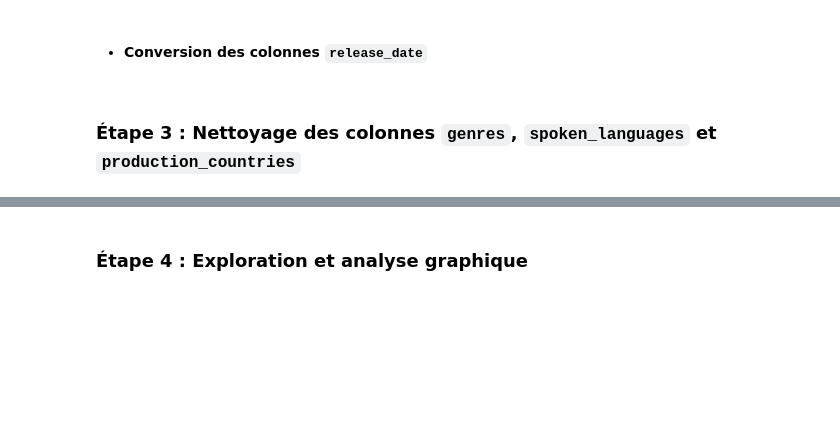
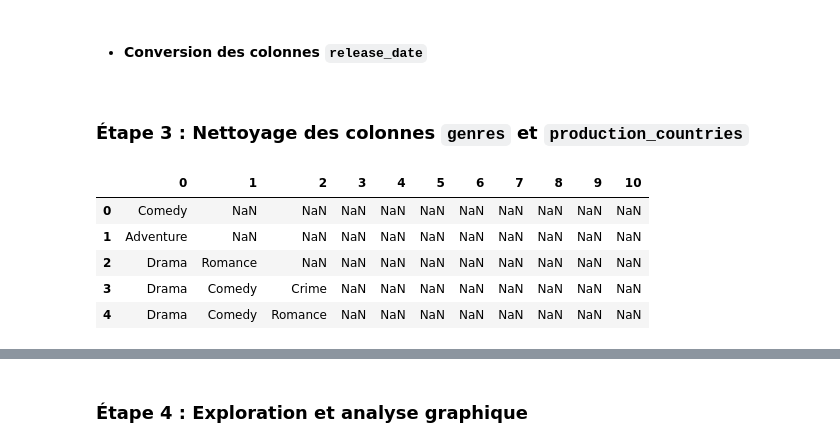
Before and after one commit to jpvt-data/AlgoCinema, a Jupyter notebook: exploration/exploration_tmdb_full.ipynb, the cells around one changed output, grey strips where cells are left out. Saved outputs shown, nothing was run; the diff lists cells and outputs as text; code cells hidden in the pictures; blank space fills up the shorter version.

```diff
--- a/exploration/exploration_tmdb_full.ipynb
+++ b/exploration/exploration_tmdb_full.ipynb
@@ -116,5 +151,5 @@ False    309571
 True          1
 Name: count, dtype: int64
 # %%
-df_tmdb = df_tmdb[df_tmdb['adult'] != True]
+df_tmdb = df_tmdb[df_tmdb['tmdb_adult'] != True]
 # %%
@@ -127,7 +162,7 @@ Name: count, dtype: int64
 - #### Conversion des colonnes `release_date`
 # %%
 #On transforme les dates au format datetime et on extrait l'année (les valeurs nulles sont remplacées par 0)
-df_tmdb['release_date'] = df_tmdb['release_date'].apply(lambda date: pd.to_datetime(date))
-df_tmdb['release_date'] = df_tmdb['release_date'].dt.year.fillna(0).astype(int)
+df_tmdb['tmdb_release_date'] = df_tmdb['tmdb_release_date'].apply(lambda date: pd.to_datetime(date))
+df_tmdb['tmdb_release_date'] = df_tmdb['tmdb_release_date'].dt.year.fillna(0).astype(int)
 # %% [markdown]
-### Étape 3 : Nettoyage des colonnes `genres`, `spoken_languages` et `production_countries`
+### Étape 3 : Nettoyage des colonnes `genres` et `production_countries`
@@ -147,0 +169,12 @@ df_tmdb2 = df_tmdb2.explode('production_countries')
+# %%
+#On crée un dataframe qui comporte tous les genres pour chaque films
+df_tmdb['tmdb_genres'] = df_tmdb['tmdb_genres'].apply(lambda genre: eval(genre))
+df_genres = df_tmdb['tmdb_genres'].apply(pd.Series)
+df_genres.head()
+# %% [output]
+|  | 0 | 1 | 2 | 3 | 4 | 5 | 6 | 7 | 8 | 9 | 10 |
+| 0 | Comedy | NaN | NaN | NaN | NaN | NaN | NaN | NaN | NaN | NaN | NaN |
+| 1 | Adventure | NaN | NaN | NaN | NaN | NaN | NaN | NaN | NaN | NaN | NaN |
+| 2 | Drama | Romance | NaN | NaN | NaN | NaN | NaN | NaN | NaN | NaN | NaN |
+| 3 | Drama | Comedy | Crime | NaN | NaN | NaN | NaN | NaN | NaN | NaN | NaN |
+| 4 | Drama | Comedy | Romance | NaN | NaN | NaN | NaN | NaN | NaN | NaN | NaN |
```
Also changed, not shown: parts of 33 cells of this notebook, 1 other file.
